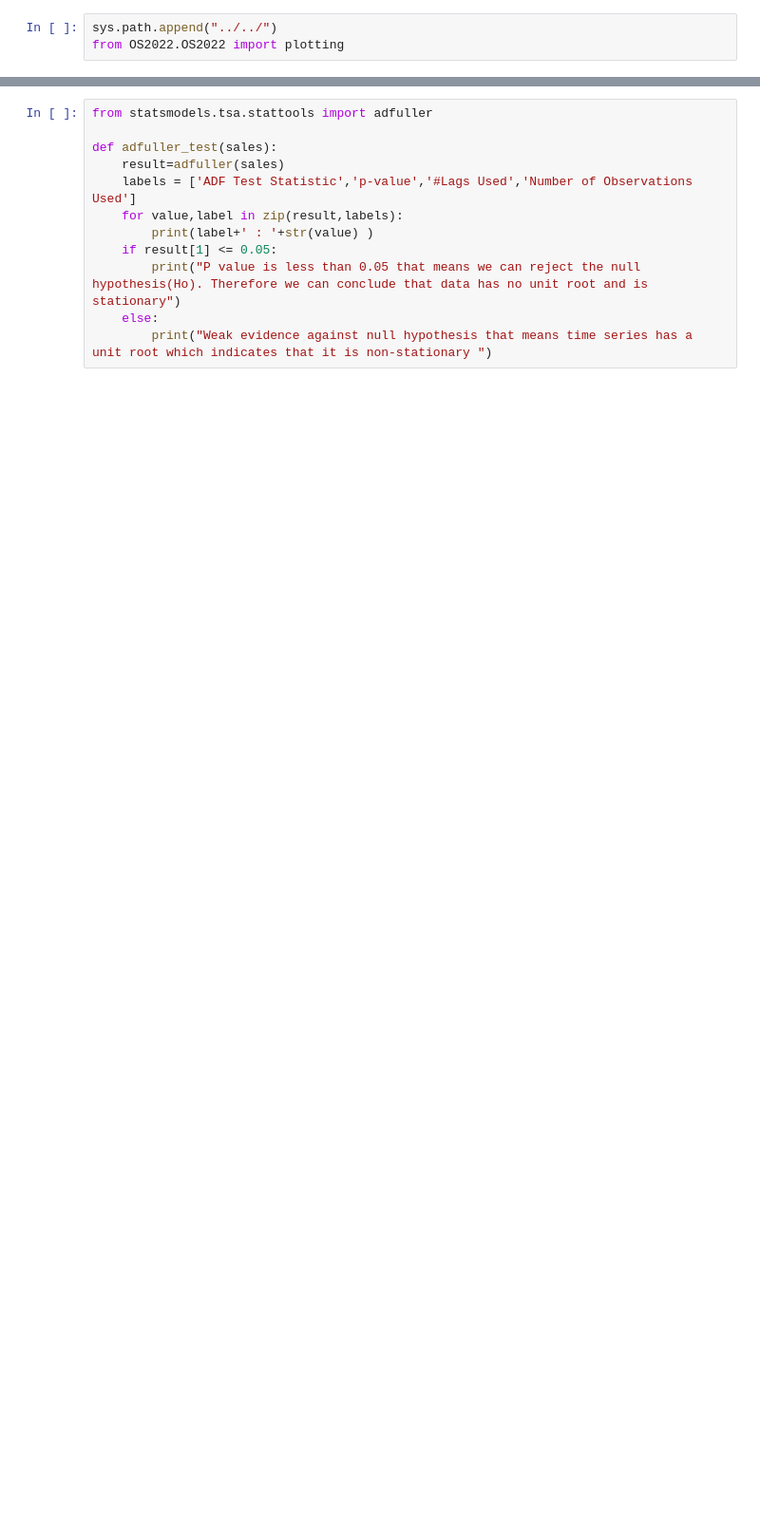
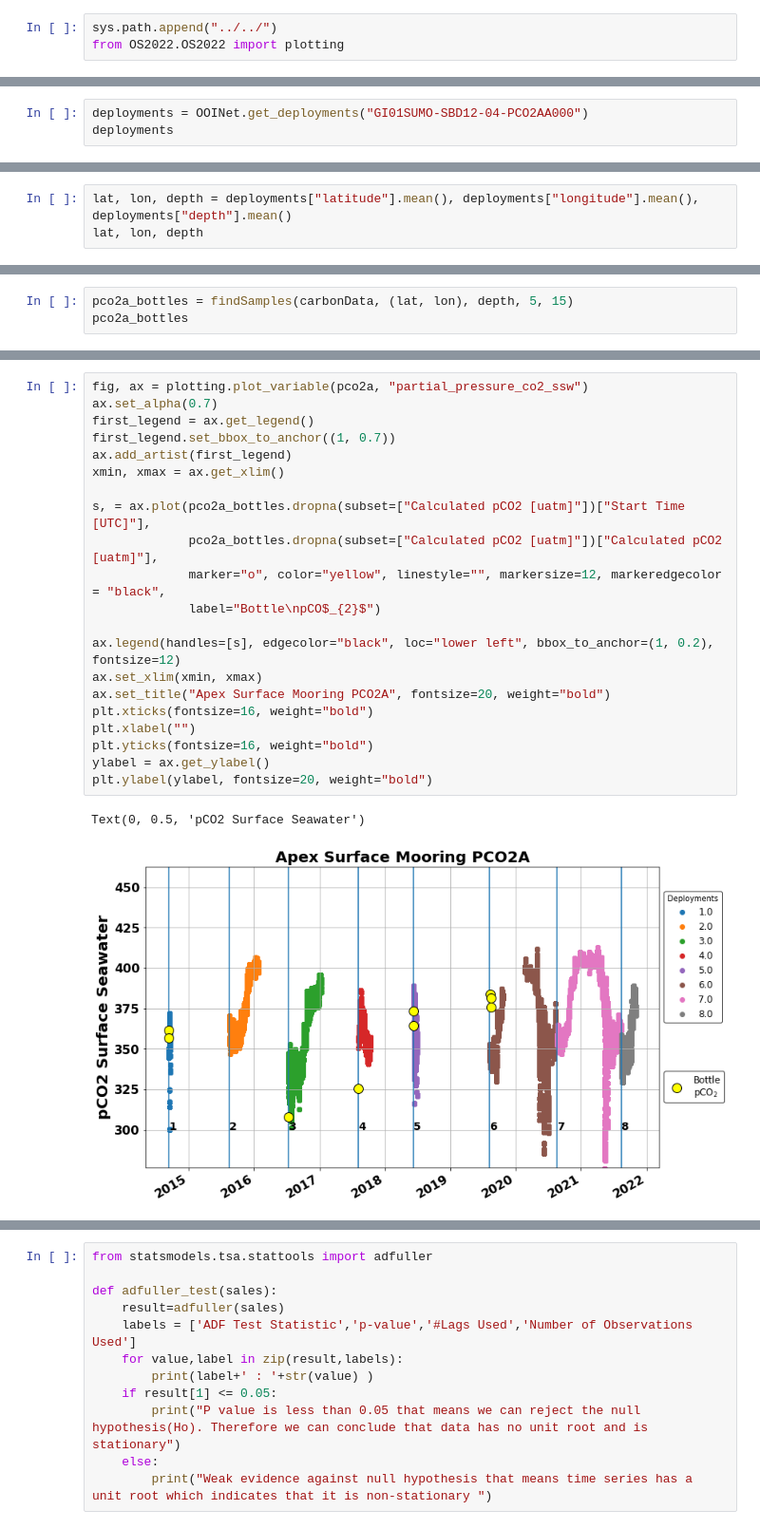
Before and after one commit to reedan88/Ocean-Sciences-2022, a Jupyter notebook: carbon_system/scripts/Data_Analysis.ipynb, the cells around one changed output, grey strips where cells are left out. Shown at 95% size. Cells and saved outputs as stored; diff of their text form; blank space fills up the shorter version.

```diff
--- a/carbon_system/scripts/Data_Analysis.ipynb
+++ b/carbon_system/scripts/Data_Analysis.ipynb
@@ -349,0 +295,3 @@ recover_bottles["Calculated pCO2 [uatm]"]
+# %%
+deployments = OOINet.get_deployments("GI01SUMO-SBD12-04-PCO2AA000")
+deployments
@@ -349,0 +308,3 @@ recover_bottles["Calculated pCO2 [uatm]"]
+# %%
+lat, lon, depth = deployments["latitude"].mean(), deployments["longitude"].mean(), deployments["depth"].mean()
+lat, lon, depth
@@ -349,0 +315,3 @@ recover_bottles["Calculated pCO2 [uatm]"]
+# %%
+pco2a_bottles = findSamples(carbonData, (lat, lon), depth, 5, 15)
+pco2a_bottles
@@ -349,0 +330,24 @@ recover_bottles["Calculated pCO2 [uatm]"]
+# %%
+fig, ax = plotting.plot_variable(pco2a, "partial_pressure_co2_ssw")
+ax.set_alpha(0.7)
+first_legend = ax.get_legend()
+first_legend.set_bbox_to_anchor((1, 0.7))
+ax.add_artist(first_legend)
+xmin, xmax = ax.get_xlim()
+
+s, = ax.plot(pco2a_bottles.dropna(subset=["Calculated pCO2 [uatm]"])["Start Time [UTC]"],
+             pco2a_bottles.dropna(subset=["Calculated pCO2 [uatm]"])["Calculated pCO2 [uatm]"],
+             marker="o", color="yellow", linestyle="", markersize=12, markeredgecolor = "black",
+             label="Bottle\npCO$_{2}$")
+
+ax.legend(handles=[s], edgecolor="black", loc="lower left", bbox_to_anchor=(1, 0.2), fontsize=12)
+ax.set_xlim(xmin, xmax)
+ax.set_title("Apex Surface Mooring PCO2A", fontsize=20, weight="bold")
+plt.xticks(fontsize=16, weight="bold")
+plt.xlabel("")
+plt.yticks(fontsize=16, weight="bold")
+ylabel = ax.get_ylabel()
+plt.ylabel(ylabel, fontsize=20, weight="bold")
+# %% [output]
+Text(0, 0.5, 'pCO2 Surface Seawater')
+[figure, added]
```
Also changed, not shown: parts of 262 cells of this notebook, 3 other files.
